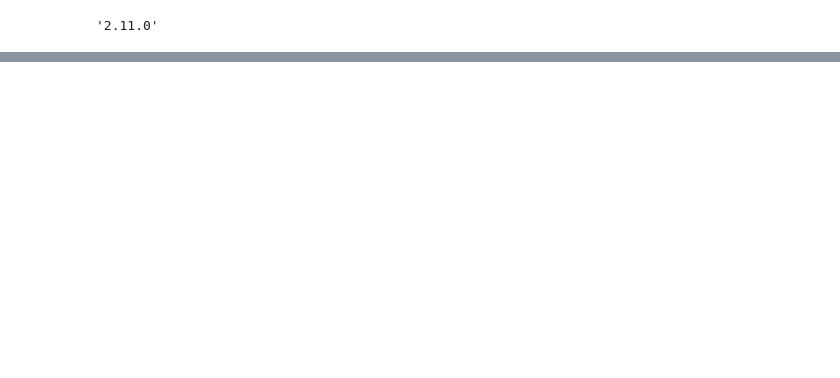
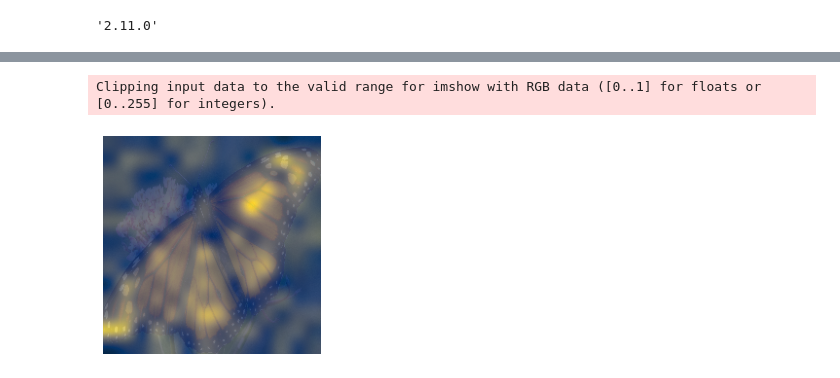
Before and after one commit to crayon-go/Algorithm_Practice, a Jupyter notebook: Class_Attention_Image_Transformers_with_LayerScale/class_attention_image_transformers_with_layerscale.ipynb, the cells around one changed output, grey strips where cells are left out. Cells and saved outputs as stored; diff of their text form; code cells hidden in the pictures; blank space fills up the shorter version.

```diff
--- a/Class_Attention_Image_Transformers_with_LayerScale/class_attention_image_transformers_with_layerscale.ipynb
+++ b/Class_Attention_Image_Transformers_with_LayerScale/class_attention_image_transformers_with_layerscale.ipynb
@@ -100,0 +704,19 @@ class ClassAttention(layers.Layer):
+# %%
+saliency_attention = get_cls_attention_map(return_saliency=True)
+
+image = np.array(image)
+image_resized = tf.expand_dims(image, 0)
+resize_size = int((256 / 224) * image_size)
+image_resized = tf.image.resize(
+    image_resized, (resize_size, resize_size), method="bicubic"
+)
+image_resized = crop_layer(image_resized)
+
+plt.imshow(image_resized.numpy().squeeze().astype("int32"))
+plt.imshow(saliency_attention.numpy().squeeze(), cmap="cividis", alpha=0.9)
+plt.axis("off")
+
+plt.show()
+# %% [output]
+Clipping input data to the valid range for imshow with RGB data ([0..1] for floats or [0..255] for integers).
+[figure, added]
```
Also changed, not shown: parts of 20 cells of this notebook.
